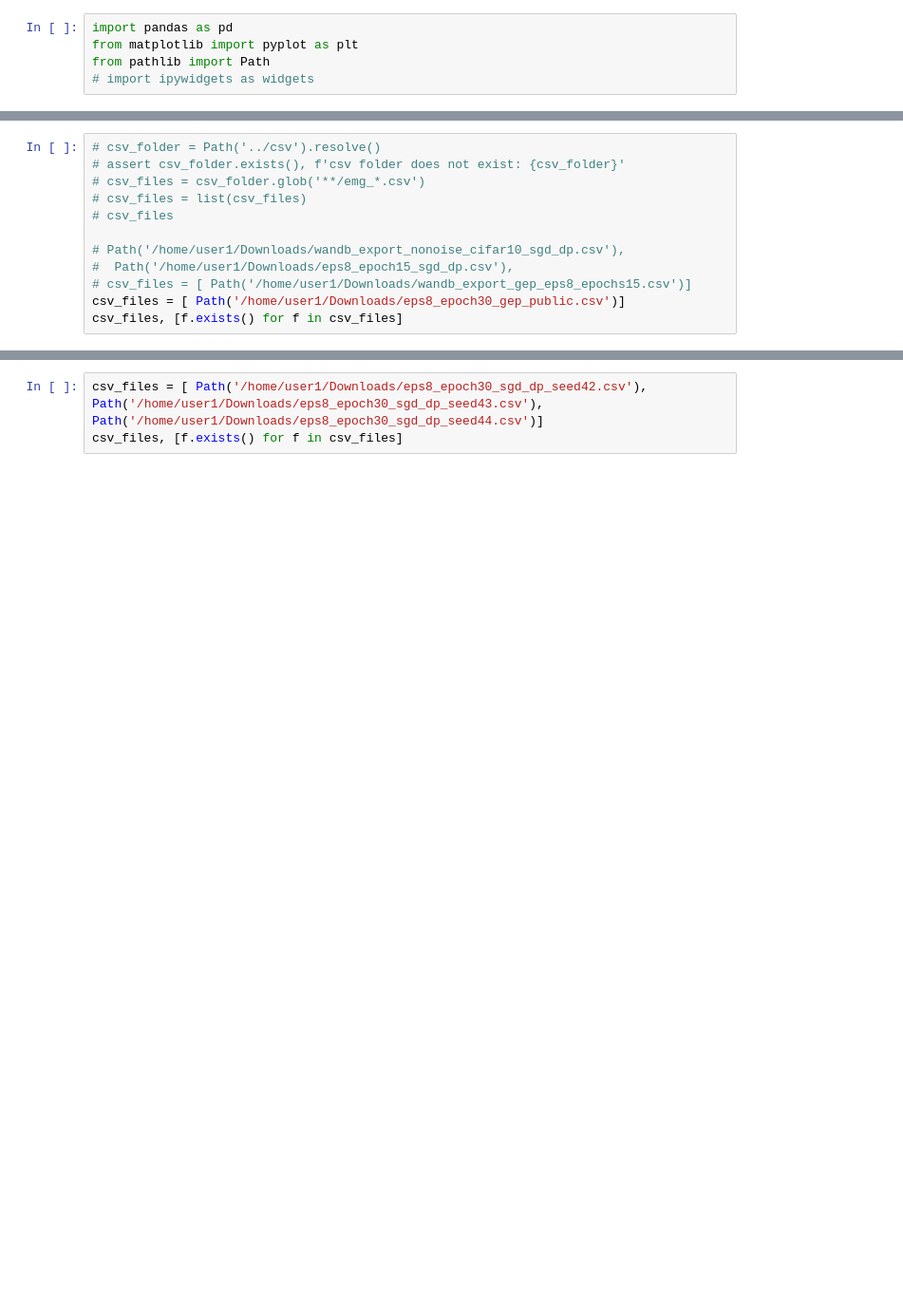
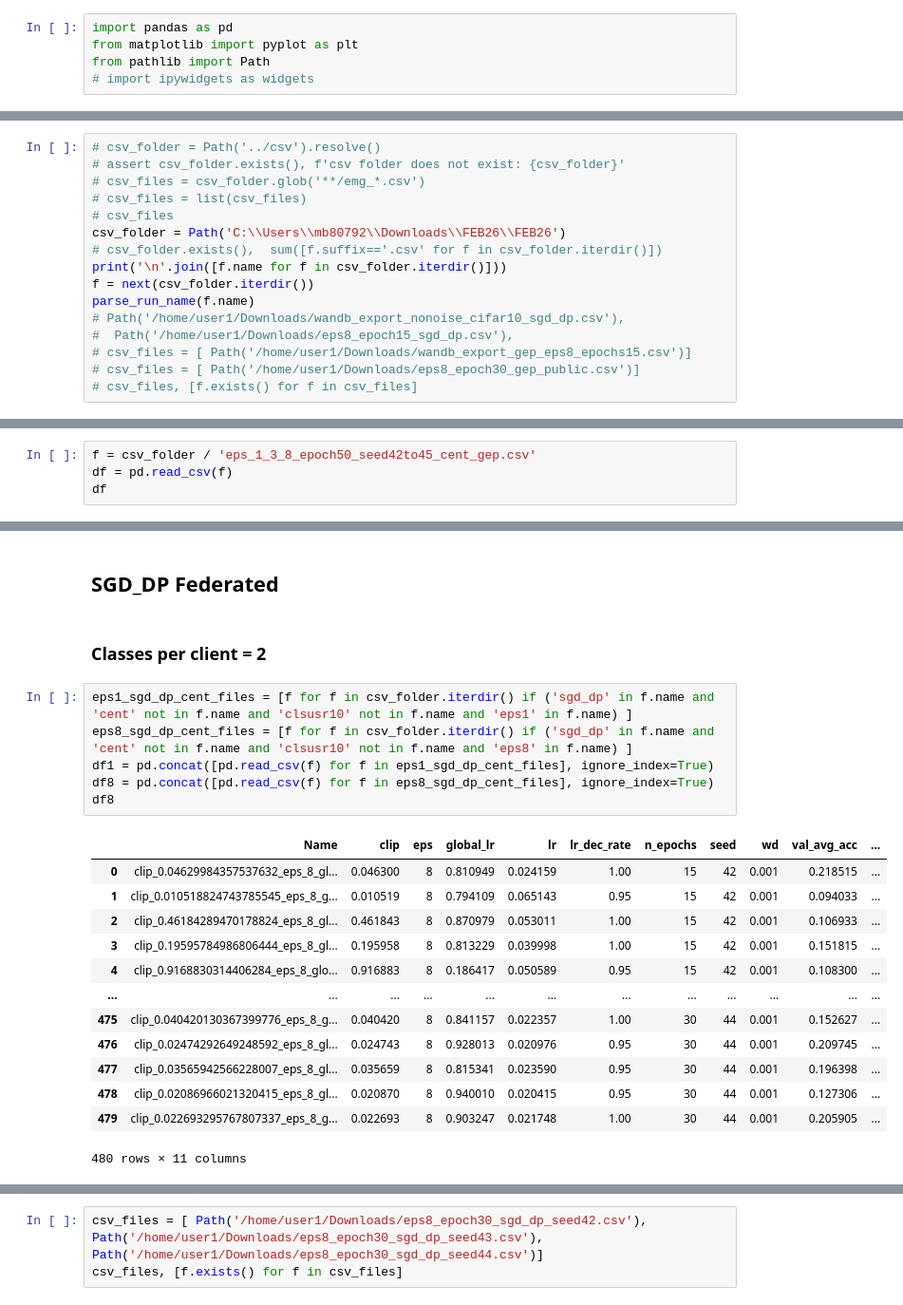
Before and after one commit to moshebeutel/fed_trainers, a Jupyter notebook: notebooks/experiment_analysis.ipynb, the cells around one changed output, grey strips where cells are left out. Shown at 95% size. Saved outputs shown, nothing was run; the diff lists cells and outputs as text; blank space fills up the shorter version.

```diff
--- a/notebooks/experiment_analysis.ipynb
+++ b/notebooks/experiment_analysis.ipynb
@@ -9,10 +127,14 @@ from pathlib import Path
 # csv_files = csv_folder.glob('**/emg_*.csv')
 # csv_files = list(csv_files)
 # csv_files
-
+csv_folder = Path('C:\\Users\\mb80792\\Downloads\\FEB26\\FEB26')
+# csv_folder.exists(),  sum([f.suffix=='.csv' for f in csv_folder.iterdir()])
+print('\n'.join([f.name for f in csv_folder.iterdir()]))
+f = next(csv_folder.iterdir())
+parse_run_name(f.name)
 # Path('/home/user1/Downloads/wandb_export_nonoise_cifar10_sgd_dp.csv'),
 #  Path('/home/user1/Downloads/eps8_epoch15_sgd_dp.csv'),
 # csv_files = [ Path('/home/user1/Downloads/wandb_export_gep_eps8_epochs15.csv')]
-csv_files = [ Path('/home/user1/Downloads/eps8_epoch30_gep_public.csv')]
-csv_files, [f.exists() for f in csv_files]
+# csv_files = [ Path('/home/user1/Downloads/eps8_epoch30_gep_public.csv')]
+# csv_files, [f.exists() for f in csv_files]
 # %% [output]
@@ -52,0 +166,4 @@ df[df['test_acc'] > 0.21]
+# %%
+f = csv_folder / 'eps_1_3_8_epoch50_seed42to45_cent_gep.csv'
+df = pd.read_csv(f)
+df
@@ -57,0 +227,24 @@ best.mean(), best.std()
+# %% [markdown]
+## SGD_DP Federated
+# %% [markdown]
+### Classes per client = 2
+# %%
+eps1_sgd_dp_cent_files = [f for f in csv_folder.iterdir() if ('sgd_dp' in f.name and 'cent' not in f.name and 'clsusr10' not in f.name and 'eps1' in f.name) ]
+eps8_sgd_dp_cent_files = [f for f in csv_folder.iterdir() if ('sgd_dp' in f.name and 'cent' not in f.name and 'clsusr10' not in f.name and 'eps8' in f.name) ]
+df1 = pd.concat([pd.read_csv(f) for f in eps1_sgd_dp_cent_files], ignore_index=True)
+df8 = pd.concat([pd.read_csv(f) for f in eps8_sgd_dp_cent_files], ignore_index=True)
+df8
+# %% [output]
+|  | Name | clip | eps | global_lr | lr | lr_dec_rate | n_epochs | seed | wd | val_avg_acc | ... |
+| 0 | clip_0.04629984357537632_eps_8_gl... | 0.046300 | 8 | 0.810949 | 0.024159 | 1.00 | 15 | 42 | 0.001 | 0.218515 | ... |
+| 1 | clip_0.010518824743785545_eps_8_g... | 0.010519 | 8 | 0.794109 | 0.065143 | 0.95 | 15 | 42 | 0.001 | 0.094033 | ... |
+| 2 | clip_0.46184289470178824_eps_8_gl... | 0.461843 | 8 | 0.870979 | 0.053011 | 1.00 | 15 | 42 | 0.001 | 0.106933 | ... |
+| 3 | clip_0.19595784986806444_eps_8_gl... | 0.195958 | 8 | 0.813229 | 0.039998 | 1.00 | 15 | 42 | 0.001 | 0.151815 | ... |
+| 4 | clip_0.9168830314406284_eps_8_glo... | 0.916883 | 8 | 0.186417 | 0.050589 | 0.95 | 15 | 42 | 0.001 | 0.108300 | ... |
+| ... | ... | ... | ... | ... | ... | ... | ... | ... | ... | ... | ... |
+| 475 | clip_0.040420130367399776_eps_8_g... | 0.040420 | 8 | 0.841157 | 0.022357 | 1.00 | 30 | 44 | 0.001 | 0.152627 | ... |
+| 476 | clip_0.02474292649248592_eps_8_gl... | 0.024743 | 8 | 0.928013 | 0.020976 | 0.95 | 30 | 44 | 0.001 | 0.209745 | ... |
+| 477 | clip_0.03565942566228007_eps_8_gl... | 0.035659 | 8 | 0.815341 | 0.023590 | 0.95 | 30 | 44 | 0.001 | 0.196398 | ... |
+| 478 | clip_0.02086966021320415_eps_8_gl... | 0.020870 | 8 | 0.940010 | 0.020415 | 0.95 | 30 | 44 | 0.001 | 0.127306 | ... |
+| 479 | clip_0.022693295767807337_eps_8_g... | 0.022693 | 8 | 0.903247 | 0.021748 | 1.00 | 30 | 44 | 0.001 | 0.205905 | ... |
+480 rows × 11 columns
```
Also changed, not shown: parts of 15 cells of this notebook.
